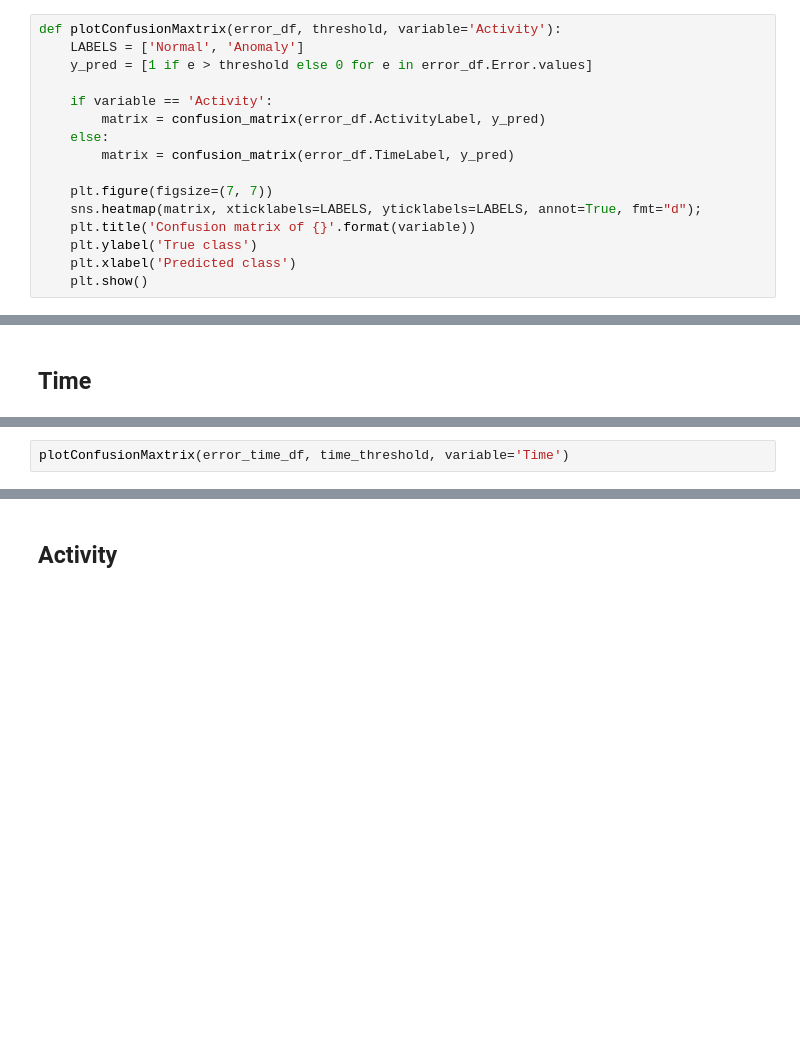
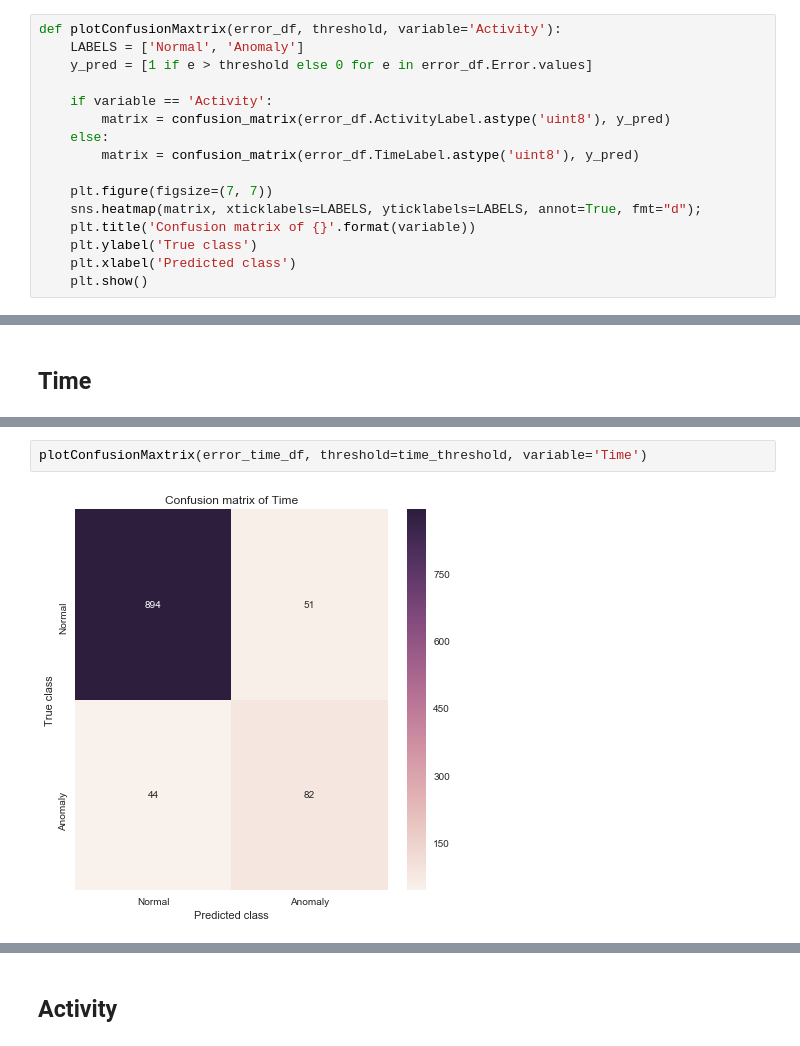
Before and after one commit to hoangnguyen3892/multivariate-anomaly-detection-for-event-logs, a Jupyter notebook: experiment/LSTM-AE-pytorch.ipynb, the cells around one changed output, grey strips where cells are left out. Saved outputs shown, nothing was run; the diff lists cells and outputs as text; blank space fills up the shorter version.

```diff
--- a/experiment/LSTM-AE-pytorch.ipynb
+++ b/experiment/LSTM-AE-pytorch.ipynb
@@ -230,9 +270,9 @@ def plotConfusionMaxtrix(error_df, threshold, variable='Activity'):
     y_pred = [1 if e > threshold else 0 for e in error_df.Error.values]
 
     if variable == 'Activity':
-        matrix = confusion_matrix(error_df.ActivityLabel, y_pred)
+        matrix = confusion_matrix(error_df.ActivityLabel.astype('uint8'), y_pred)
     else:
-        matrix = confusion_matrix(error_df.TimeLabel, y_pred)
+        matrix = confusion_matrix(error_df.TimeLabel.astype('uint8'), y_pred)
 
     plt.figure(figsize=(7, 7))
     sns.heatmap(matrix, xticklabels=LABELS, yticklabels=LABELS, annot=True, fmt="d");
@@ -272,3 +415,5 @@ print('Threshold of Time: {}'.format(time_threshold))
 # %%
-plotConfusionMaxtrix(error_time_df, time_threshold, variable='Time')
+plotConfusionMaxtrix(error_time_df, threshold=time_threshold, variable='Time')
+# %% [output]
+[figure, added]
 # %%
```
Also changed, not shown: parts of 39 cells of this notebook, 4 other files.
